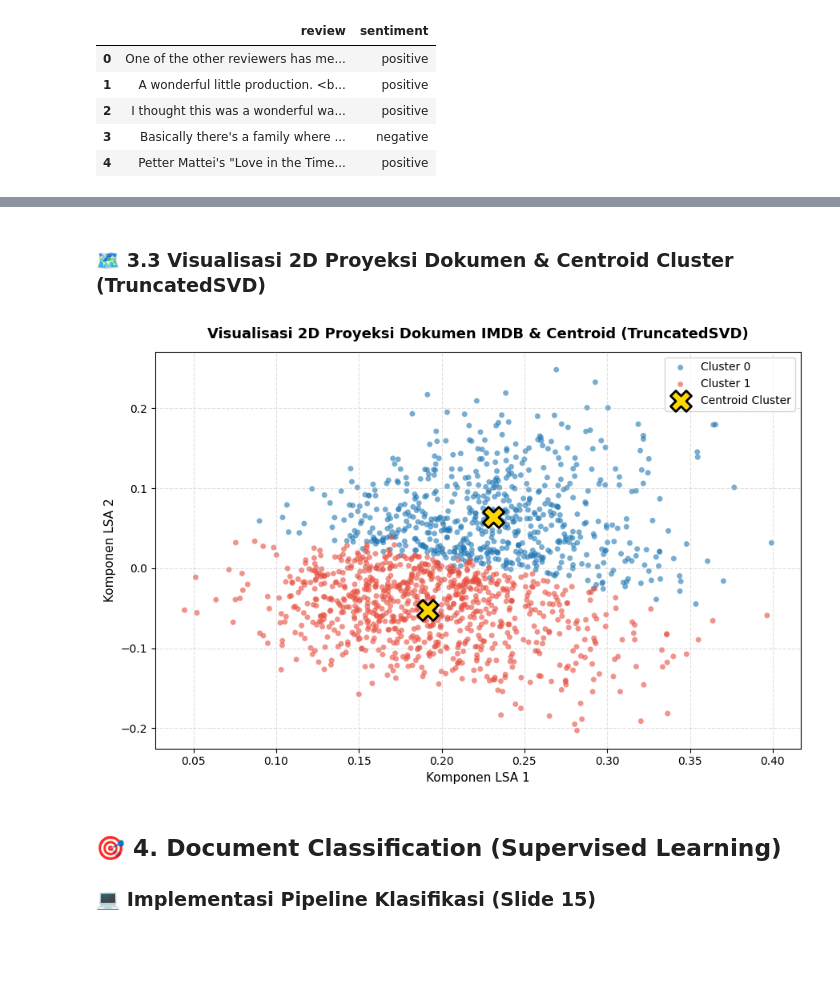
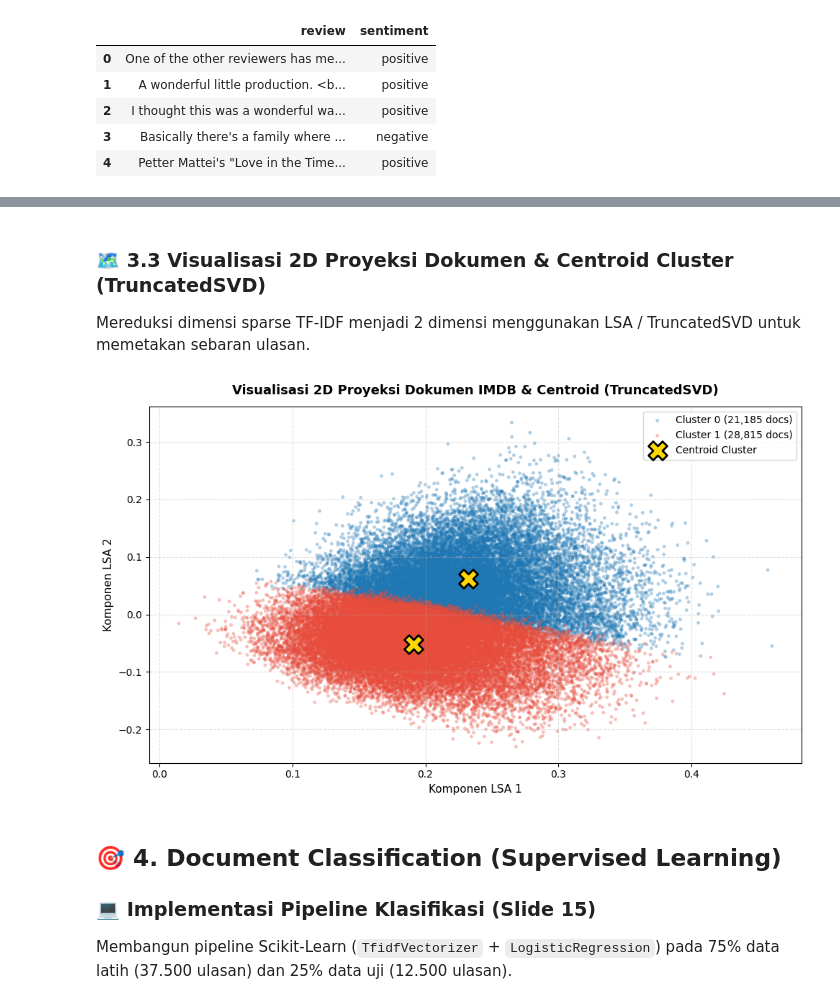
Before and after one commit to CATSSRIN/kuliah, a Jupyter notebook: semester 7/Information Retrieval B/tugas 2/dengan dataset/Tugas_2_Clustering_dan_Classification_IMDB.ipynb, the cells around one changed output, grey strips where cells are left out. Drawn from its saved outputs; the diff is of its cells as text; code cells hidden in the pictures; blank space fills up the shorter version.

```diff
--- a/semester 7/Information Retrieval B/tugas 2/dengan dataset/Tugas_2_Clustering_dan_Classification_IMDB.ipynb
+++ b/semester 7/Information Retrieval B/tugas 2/dengan dataset/Tugas_2_Clustering_dan_Classification_IMDB.ipynb
@@ -66,10 +92,5 @@ Membaca file `IMDB Dataset.csv` yang berisi ulasan film beserta label sentimen (
 # %%
-# Memuat dataset dari folder lokal
-csv_path = "IMDB Dataset.csv"
-if not os.path.exists(csv_path):
-    csv_path = os.path.join("dengan dataset", "IMDB Dataset.csv")
-
-df_raw = pd.read_csv(csv_path)
+df_raw = pd.read_csv(CSV_PATH)
 print(f"📊 Total Baris & Kolom Dataset: {df_raw.shape}")
 print("\nDistribusi Sentimen Asli:")
 print(df_raw['sentiment'].value_counts())
@@ -102,18 +124,12 @@ def clean_review(text):
     text = re.sub(r"http\S+|www\S+", "", text)
     # Hapus karakter non-alfanumerik
     text = re.sub(r"[^a-zA-Z0-9\s]", " ", text)
-    # Normalisasi spasi
+    # Normalisasi spasi berlebih
     text = re.sub(r"\s+", " ", text).strip()
     return text
 
-# Ambil sampel representatif terstratifikasi (5.000 ulasan seimbang)
-SAMPLE_SIZE = 5000
-df = (
-    df_raw.groupby('sentiment', group_keys=False)
-    .apply(lambda x: x.sample(n=SAMPLE_SIZE // 2, random_state=42))
-    .reset_index(drop=True)
-)
-
+# Memproses seluruh 50.000 ulasan tanpa sampling
+df = df_raw.copy().reset_index(drop=True)
 df['cleaned_review'] = df['review'].apply(clean_review)
 print(f"✅ Dataset Siap Diproses: {len(df)} ulasan ({df['sentiment'].value_counts().to_dict()})")
 df[['sentiment', 'cleaned_review']].head()
@@ -314,48 +348,49 @@ df_top_terms.head(10)
 # %% [markdown]
 ### 🗺️ 3.3 Visualisasi 2D Proyeksi Dokumen & Centroid Cluster (TruncatedSVD)
+Mereduksi dimensi sparse TF-IDF menjadi 2 dimensi menggunakan LSA / TruncatedSVD untuk memetakan sebaran ulasan.
 # %%
 svd = TruncatedSVD(n_components=2, random_state=42)
 X_2d = svd.fit_transform(X_tfidf)
 centroids_2d = svd.transform(centroids)
 
 # Tambahkan koordinat 2D ke DataFrame
 df['svd_dim1'] = X_2d[:, 0]
 df['svd_dim2'] = X_2d[:, 1]
 
 np.random.seed(42)
-sample_idx = np.random.choice(len(df), size=min(1500, len(df)), replace=False)
-
-plt.figure(figsize=(9, 6))
+# Visualisasi seluruh 50.000 dokumen pada bidang 2D LSA
+plt.figure(figsize=(10, 6))
 colors = ['#1f77b4', '#e74c3c']
 cluster_names = ['Cluster 0', 'Cluster 1']
 
 for c_i in range(2):
-    mask = (cluster_ids[sample_idx] == c_i)
+    mask = (cluster_ids == c_i)
     plt.scatter(
-        X_2d[sample_idx][mask, 0], X_2d[sample_idx][mask, 1],
-        s=25, c=colors[c_i], label=cluster_names[c_i],
-        alpha=0.6, edgecolor='none'
+        X_2d[mask, 0], X_2d[mask, 1],
+        s=12, c=colors[c_i], label=f'{cluster_names[c_i]} ({mask.sum():,} docs)',
+        alpha=0.35, edgecolor='none'
     )
 
 plt.scatter(
     centroids_2d[:, 0], centroids_2d[:, 1],
     marker='X', s=350, c='gold', edgecolor='black', linewidth=2,
     label='Centroid Cluster', zorder=10
 )
 
 plt.title("Visualisasi 2D Proyeksi Dokumen IMDB & Centroid (TruncatedSVD)", fontsize=13, fontweight='bold', pad=12)
 plt.xlabel("Komponen LSA 1", fontsize=11)
 plt.ylabel("Komponen LSA 2", fontsize=11)
 plt.grid(True, linestyle='--', alpha=0.4)
 plt.legend(frameon=True)
 plt.tight_layout()
 plt.show()
 # %% [output]
-[figure, old version]
+[figure, new version]
 # %% [markdown]
 ## 🎯 4. Document Classification (Supervised Learning)
 
 ### 💻 Implementasi Pipeline Klasifikasi (Slide 15)
+Membangun pipeline Scikit-Learn (`TfidfVectorizer` + `LogisticRegression`) pada 75% data latih (37.500 ulasan) dan 25% data uji (12.500 ulasan).
 # %%
 # 1. Split Train & Test terstratifikasi
 X_train, X_test, y_train, y_test = train_test_split(
```
Also changed, not shown: parts of 25 cells of this notebook, 24 other files.
